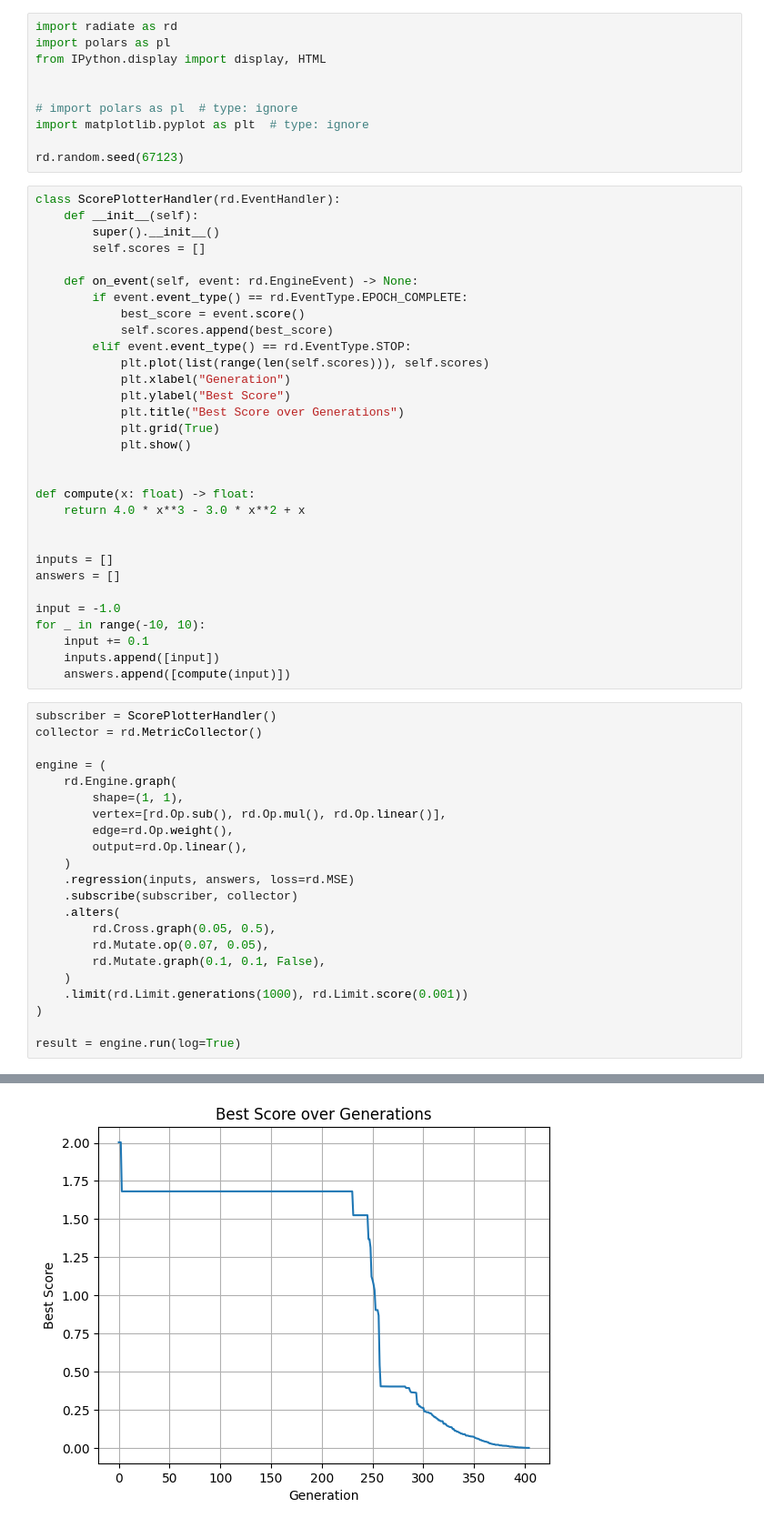
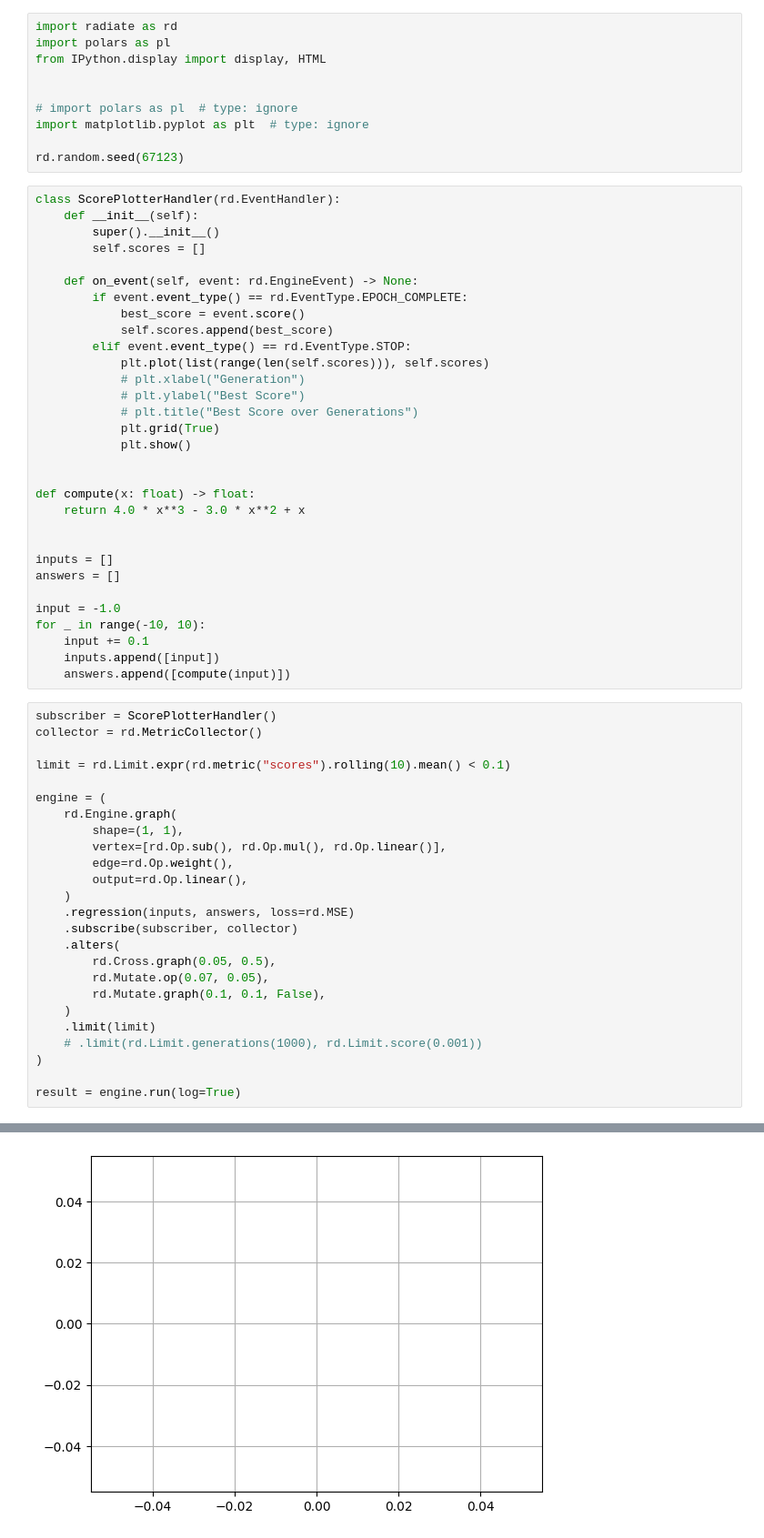
Before and after one commit to pkalivas/radiate, a Jupyter notebook: examples/python/gg.ipynb, the cells around one changed output, grey strips where cells are left out. Shown at 91% size. Saved outputs shown, nothing was run; the diff lists cells and outputs as text.

```diff
--- a/examples/python/gg.ipynb
+++ b/examples/python/gg.ipynb
@@ -20,9 +20,9 @@ class ScorePlotterHandler(rd.EventHandler):
             self.scores.append(best_score)
         elif event.event_type() == rd.EventType.STOP:
             plt.plot(list(range(len(self.scores))), self.scores)
-            plt.xlabel("Generation")
-            plt.ylabel("Best Score")
-            plt.title("Best Score over Generations")
+            # plt.xlabel("Generation")
+            # plt.ylabel("Best Score")
+            # plt.title("Best Score over Generations")
             plt.grid(True)
             plt.show()
 
@@ -42,6 +42,8 @@ for _ in range(-10, 10):
 # %%
 subscriber = ScorePlotterHandler()
 collector = rd.MetricCollector()
+
+limit = rd.Limit.expr(rd.metric("scores").rolling(10).mean() < 0.1)
 
 engine = (
     rd.Engine.graph(
@@ -57,7 +59,8 @@ engine = (
         rd.Mutate.op(0.07, 0.05),
         rd.Mutate.graph(0.1, 0.1, False),
     )
-    .limit(rd.Limit.generations(1000), rd.Limit.score(0.001))
+    .limit(limit)
+    # .limit(rd.Limit.generations(1000), rd.Limit.score(0.001))
 )
 
 result = engine.run(log=True)
@@ -82 +85 @@ result = engine.run(log=True)
-[figure, old version]
+[figure, new version]
```
Also changed, not shown: parts of 5 cells of this notebook, 32 other files.
